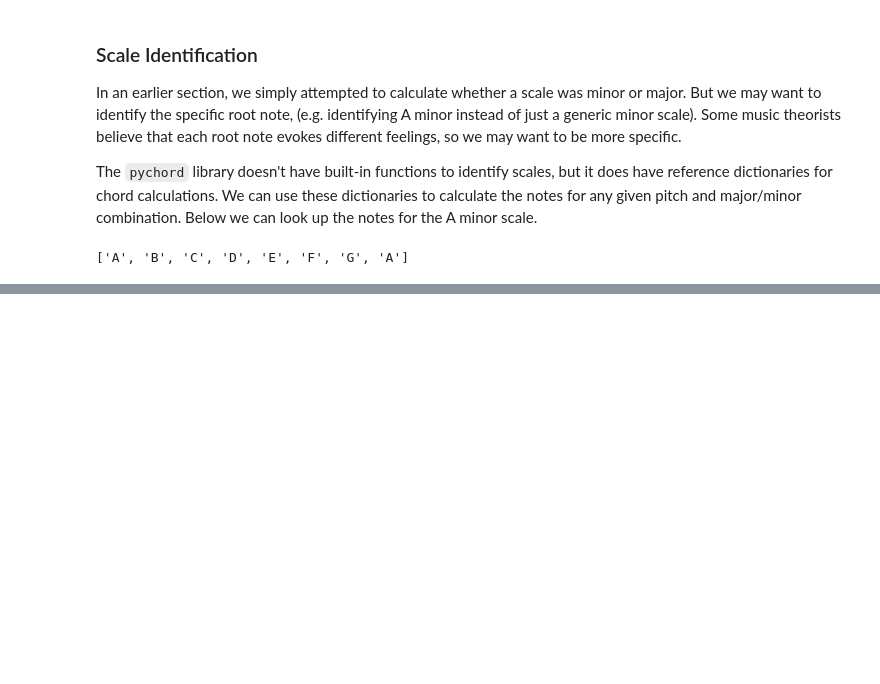
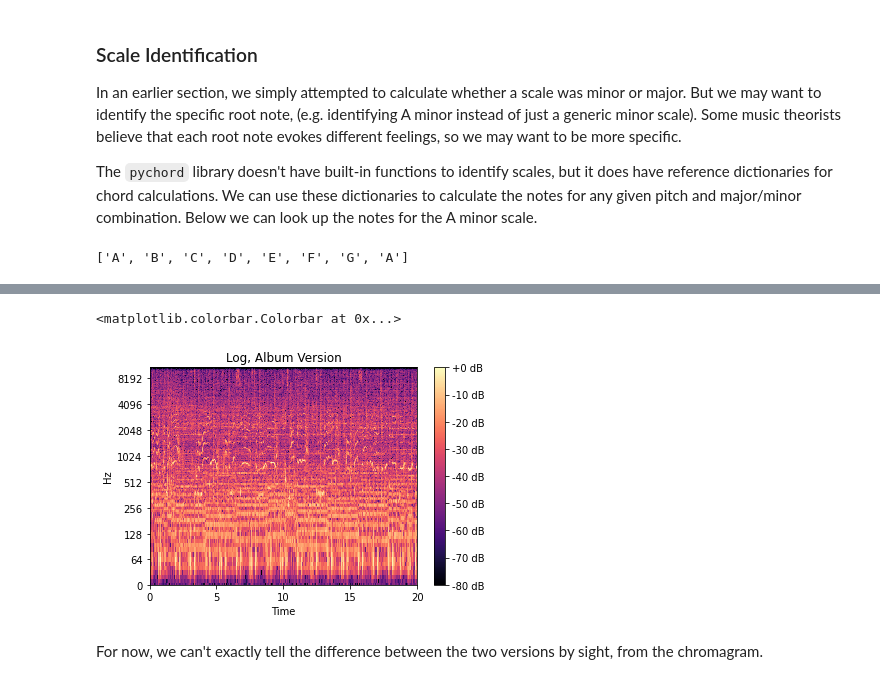
Before and after one commit to JohnTheTripper/moviegoer-prototype, a Jupyter notebook: audio_features/score.ipynb, the cells around one changed output, grey strips where cells are left out. Drawn from its saved outputs; the diff is of its cells as text; code cells hidden in the pictures; blank space fills up the shorter version.

Commit message:
chromagram for diegetic music

```diff
--- a/audio_features/score.ipynb
+++ b/audio_features/score.ipynb
@@ -216,0 +236,15 @@ scale_notes
+# %%
+audio_file = ('../extracted_audio/score/booksmart_karaoke_album.mp3')
+y, sr = librosa.load(audio_file, duration=20, offset=10)
+# %%
+D = librosa.stft(y)
+S_db = librosa.amplitude_to_db(np.abs(D), ref=np.max)
+fig, ax = plt.subplots()
+img = librosa.display.specshow(S_db, x_axis='time', y_axis='log', ax=ax)
+ax.set(title='Log, Album Version')
+fig.colorbar(img, ax=ax, format="%+2.f dB")
+# %% [output]
+<matplotlib.colorbar.Colorbar at 0x...>
+[figure, added]
+# %% [markdown]
+For now, we can't exactly tell the difference between the two versions by sight, from the chromagram.
```
Also changed, not shown: parts of 4 cells of this notebook.
